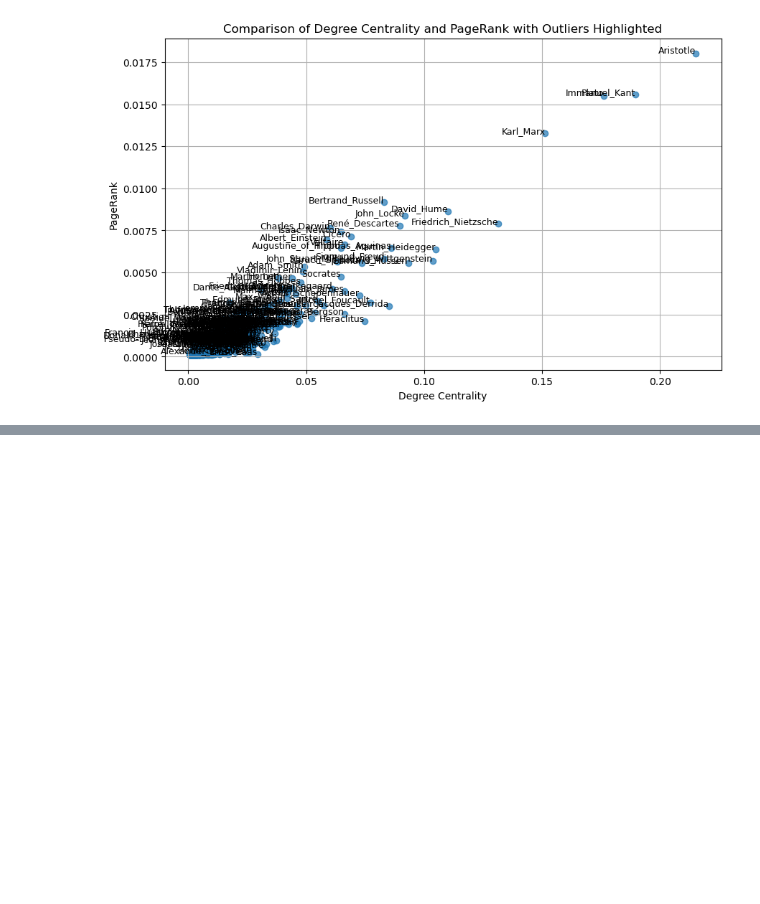
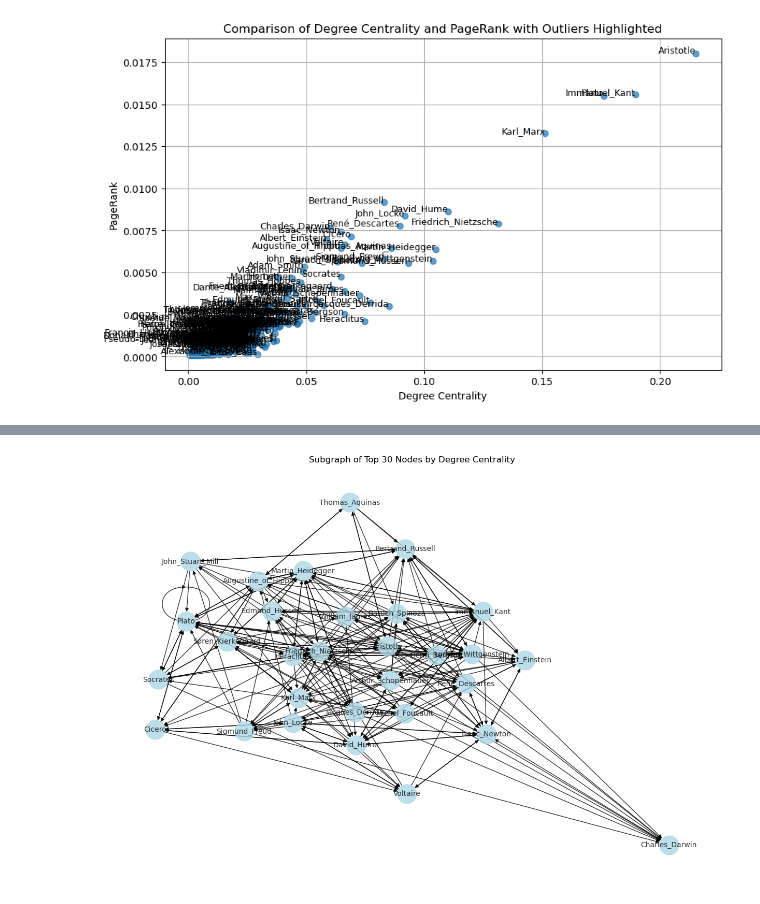
Before and after one commit to medonimario/social-graphs-interactions-2024, a Jupyter notebook: 2_network_metrics.ipynb, the cells around one changed output, grey strips where cells are left out. Saved outputs shown, nothing was run; the diff lists cells and outputs as text; code cells hidden in the pictures; blank space fills up the shorter version.

```diff
--- a/2_network_metrics.ipynb
+++ b/2_network_metrics.ipynb
@@ -535,0 +532,14 @@ plt.show()
+# %%
+# Step 1: Extract the top 30 nodes by degree centrality
+top_30_degree_nodes = [node for node, _ in sorted_centrality[:30]]
+
+# Step 2: Create the subgraph with only these nodes
+subgraph = S.subgraph(top_30_degree_nodes)
+
+# Step 3: Visualize the subgraph
+plt.figure(figsize=(12, 8))
+nx.draw(subgraph, with_labels=True, node_size=700, node_color="lightblue", alpha=0.8, font_size=10)
+plt.title("Subgraph of Top 30 Nodes by Degree Centrality")
+plt.show()
+# %% [output]
+[figure, added]
```
Also changed, not shown: parts of 21 cells of this notebook.
